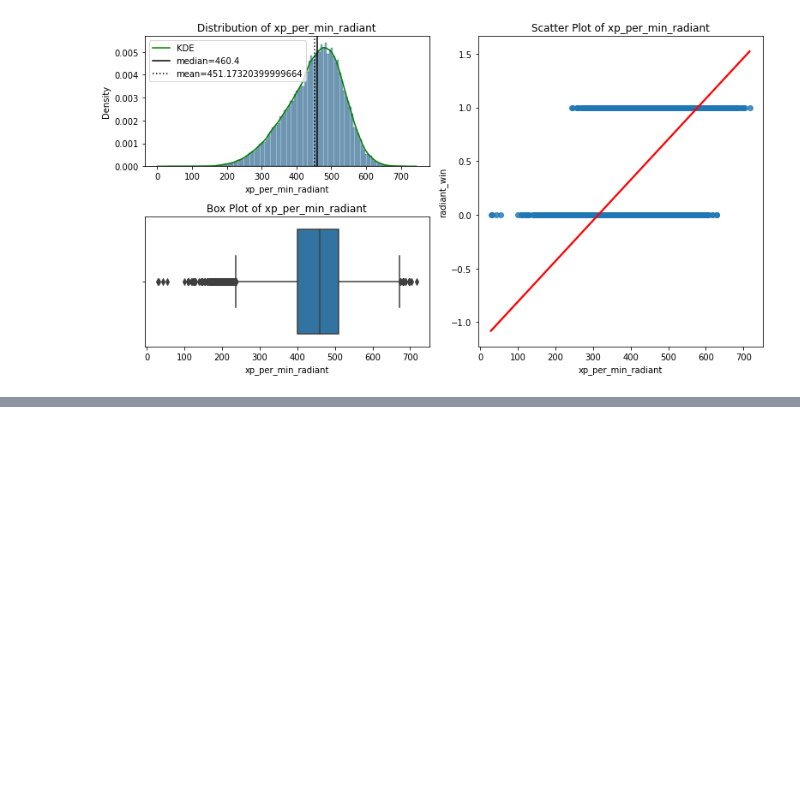
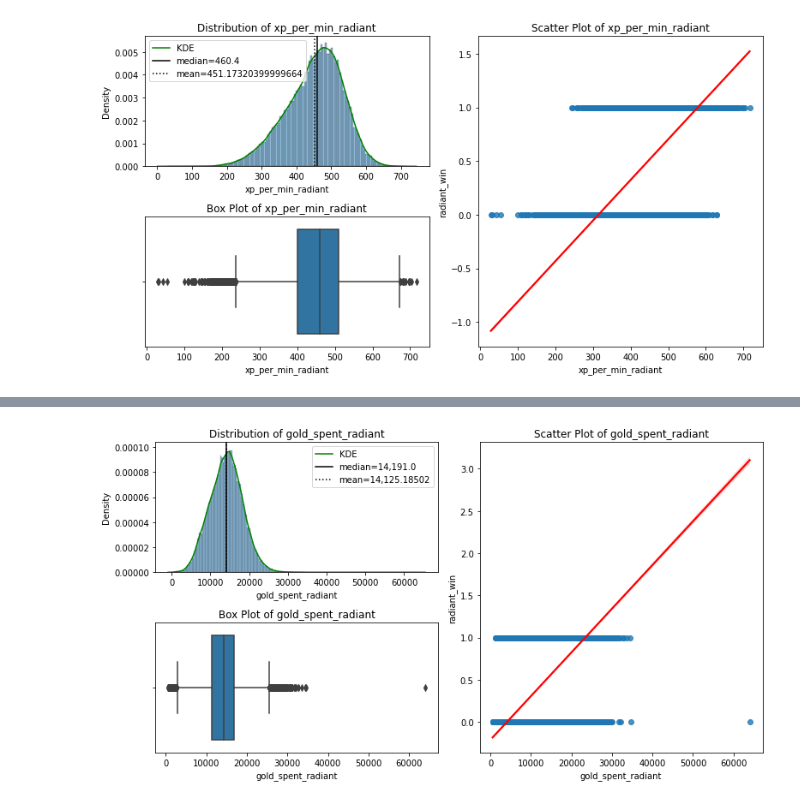
Before and after one commit to Serzhanov/Dota2_match_predicter-analyse, a Jupyter notebook: dota-2.ipynb, the cells around one changed output, grey strips where cells are left out. Cells and saved outputs as stored; diff of their text form; code cells hidden in the pictures; blank space fills up the shorter version.

```diff
--- a/dota-2.ipynb
+++ b/dota-2.ipynb
@@ -225,0 +225,4 @@ visual_eda(data_matches, 'radiant_win', 'xp_per_min_radiant');
+# %%
+visual_eda(data_matches, 'radiant_win', 'gold_spent_radiant');
+# %% [output]
+[figure, added]
```
Also changed, not shown: parts of 12 cells of this notebook.
